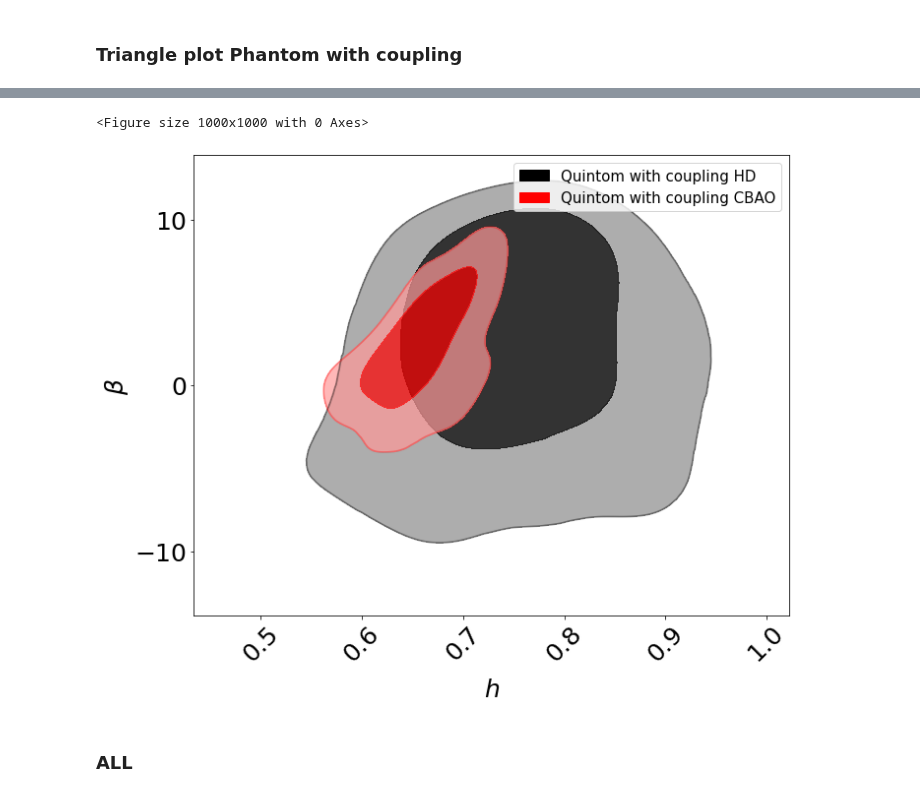
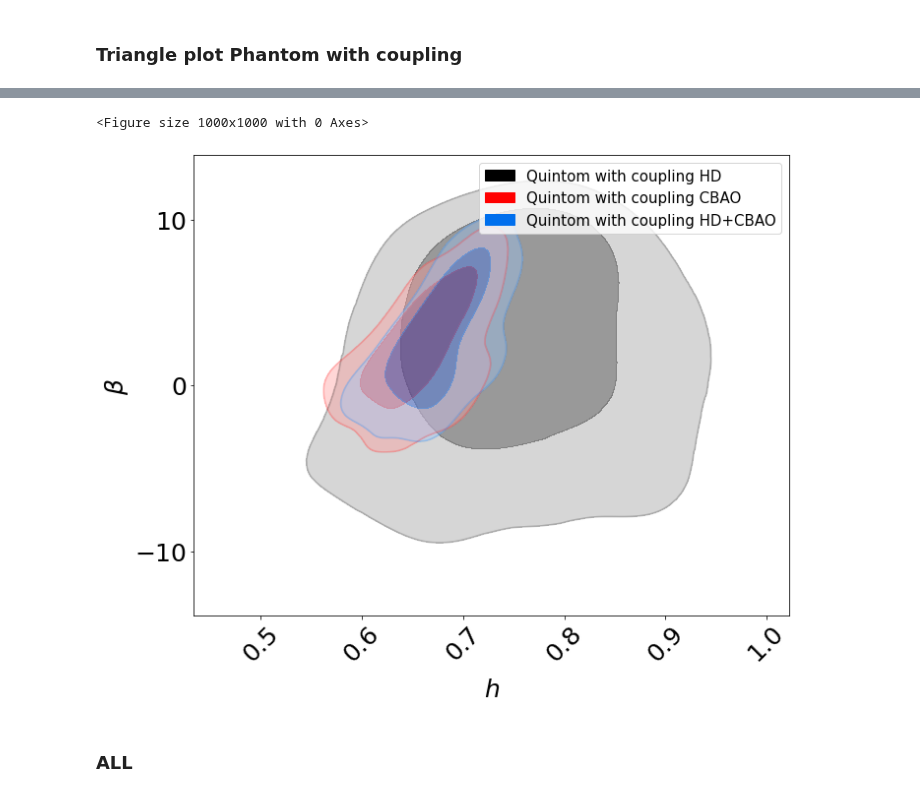
Before and after one commit to igomezv/simplemc_tests, a Jupyter notebook: getdist_Quintom.ipynb, the cells around one changed output, grey strips where cells are left out. Saved outputs shown, nothing was run; the diff lists cells and outputs as text; code cells hidden in the pictures.

Commit message:
update notebook to quintom

```diff
--- a/getdist_Quintom.ipynb
+++ b/getdist_Quintom.ipynb
@@ -22,6 +22,7 @@ dir_name = '/home/isidro/Documents/gitHub/simplemc_tests/simplemc/chains/'
 roots_couple = [
                 'Quintom_couple_phy_HD_nested_multi',
                 'Quintom_couple_phy_CBAO_nested_multi',
+                 'Quintom_couple_phy_CBAO+HD_nested_multi'
                 ]
 
 roots_quintom = [
@@ -33,6 +34,7 @@ roots_all = [
                 'Quintom_phy_HD_nested_multi',
                 'Quintom_couple_phy_HD_nested_multi',
                 'Quintom_couple_phy_CBAO_nested_multi',
+                'Quintom_couple_phy_CBAO+HD_nested_multi'
 
            ]
 # %%
@@ -72,28 +79,28 @@ plt.savefig('TriangleQuintomCouple.png', dpi=80)
 # %%
 plt.figure(figsize=(10, 10), dpi=100)
 
 gg= plots.getSinglePlotter(chain_dir = dir_name, width_inch= 10,
                           ratio = 0.8,
                           analysis_settings={'smooth_scale_2D': 0.5,
                                              'smooth_scale_1D': 0.5,
                                              'ignore_rows': 0.1})
 
 gg.settings.lab_fontsize = 25
 gg.settings.x_label_rotation= 45
 gg.settings.legend_fontsize = 15
 gg.settings.axes_fontsize = 25
 
 # plt.figure(figsize=(10,8))
 gg.plot_2d(roots_couple, 'h', 'beta', colors=['black', 'red'],
-          filled=True, alphas = [0.8, 0.7, 0.6],
+          filled=True, alphas = [0.4, 0.4, 0.4],
           legend_loc='upper right')
 
 gg.add_legend(['Quintom with coupling HD',
-                               'Quintom with coupling CBAO'])
+                               'Quintom with coupling CBAO', 'Quintom with coupling HD+CBAO'])
 plt.savefig('hvsbeta_QuintomCouple.png', dpi=80)
 # %% [output]
 <Figure size 1000x1000 with 0 Axes>
-[figure, old version]
+[figure, new version]
 # %% [markdown]
 ### ALL
 # %%
```
Also changed, not shown: parts of 3 cells of this notebook.
